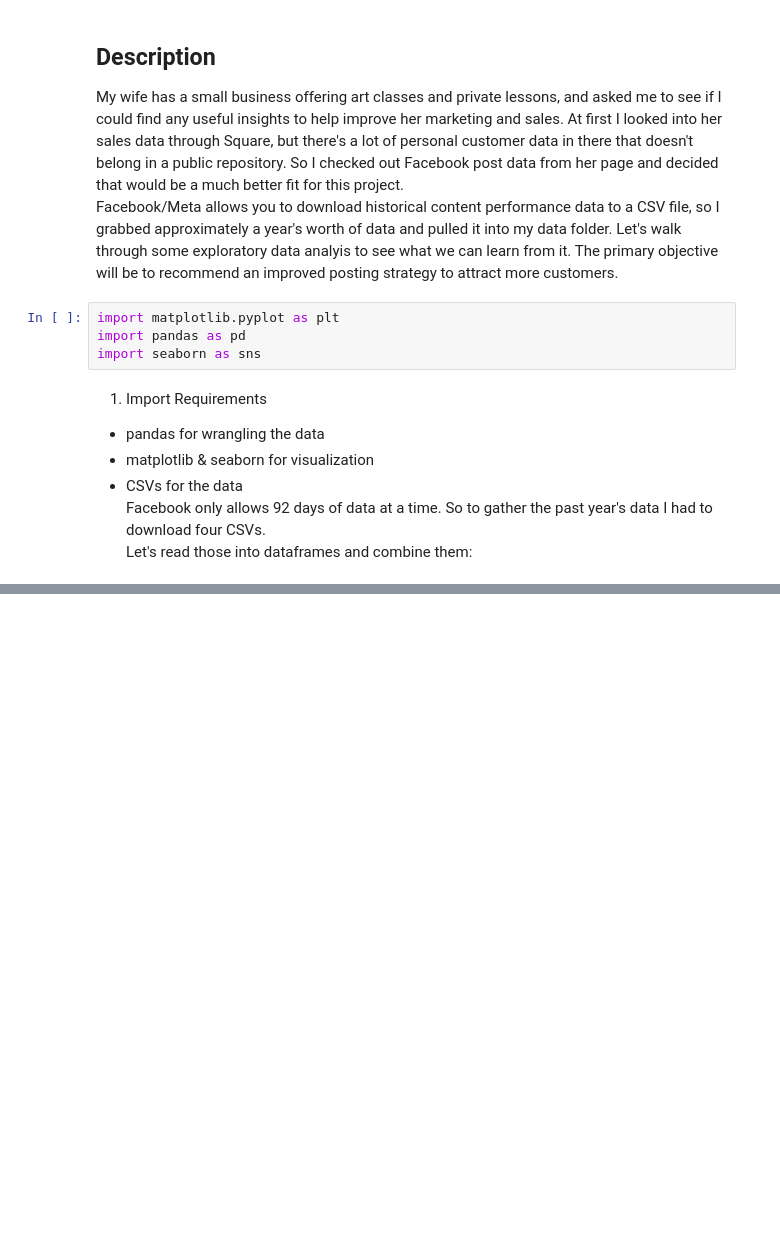
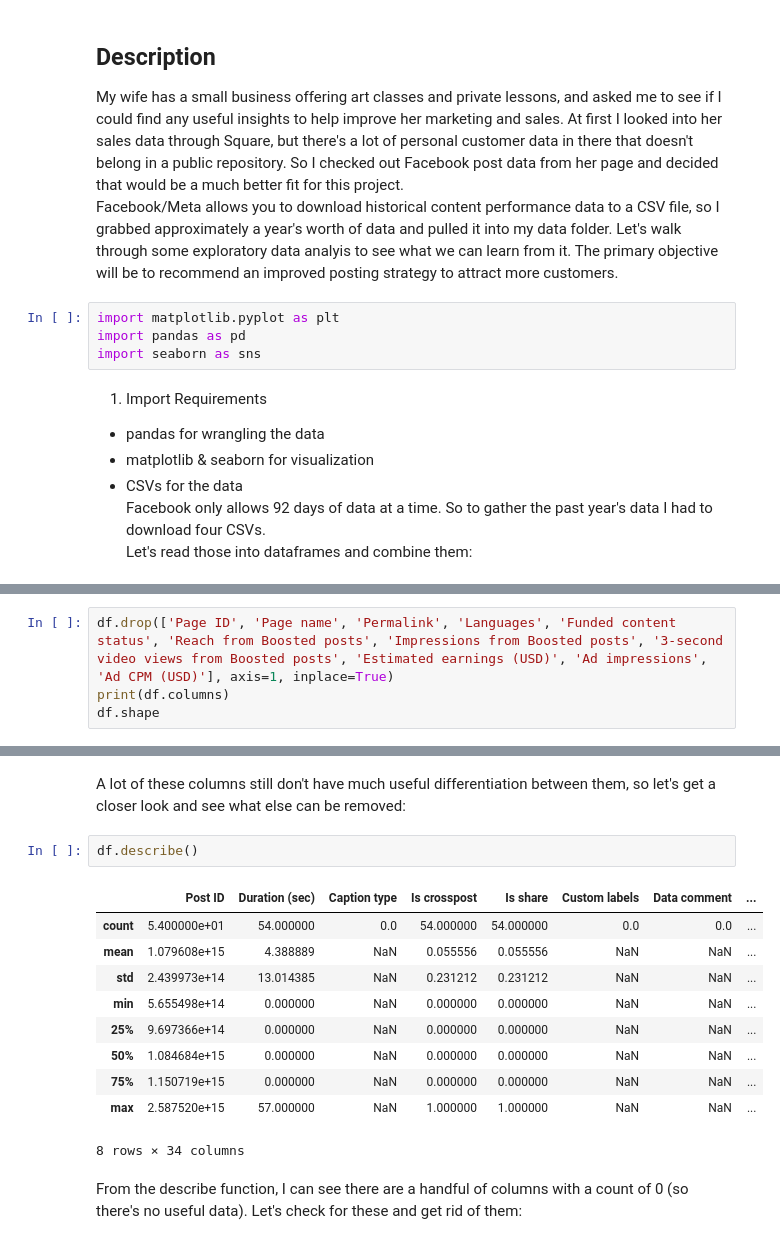
Before and after one commit to matthewpblock/datafun-06-eda, a Jupyter notebook: block_eda.ipynb, the cells around one changed output, grey strips where cells are left out. Drawn from its saved outputs; the diff is of its cells as text; blank space fills up the shorter version.

Commit message:
data wrangled

```diff
--- a/block_eda.ipynb
+++ b/block_eda.ipynb
@@ -54,0 +90,4 @@ print(df.head())
+# %%
+df.drop(['Page ID', 'Page name', 'Permalink', 'Languages', 'Funded content status', 'Reach from Boosted posts', 'Impressions from Boosted posts', '3-second video views from Boosted posts', 'Estimated earnings (USD)', 'Ad impressions', 'Ad CPM (USD)'], axis=1, inplace=True)
+print(df.columns)
+df.shape
@@ -54,0 +110,17 @@ print(df.head())
+# %% [markdown]
+A lot of these columns still don't have much useful differentiation between them, so let's get a closer look and see what else can be removed:
+# %%
+df.describe()
+# %% [output]
+|  | Post ID | Duration (sec) | Caption type | Is crosspost | Is share | Custom labels | Data comment | ... |
+| count | 5.400000e+01 | 54.000000 | 0.0 | 54.000000 | 54.000000 | 0.0 | 0.0 | ... |
+| mean | 1.079608e+15 | 4.388889 | NaN | 0.055556 | 0.055556 | NaN | NaN | ... |
+| std | 2.439973e+14 | 13.014385 | NaN | 0.231212 | 0.231212 | NaN | NaN | ... |
+| min | 5.655498e+14 | 0.000000 | NaN | 0.000000 | 0.000000 | NaN | NaN | ... |
+| 25% | 9.697366e+14 | 0.000000 | NaN | 0.000000 | 0.000000 | NaN | NaN | ... |
+| 50% | 1.084684e+15 | 0.000000 | NaN | 0.000000 | 0.000000 | NaN | NaN | ... |
+| 75% | 1.150719e+15 | 0.000000 | NaN | 0.000000 | 0.000000 | NaN | NaN | ... |
+| max | 2.587520e+15 | 57.000000 | NaN | 1.000000 | 1.000000 | NaN | NaN | ... |
+8 rows × 34 columns
+# %% [markdown]
+From the describe function, I can see there are a handful of columns with a count of 0 (so there's no useful data). Let's check for these and get rid of them:
```
Also changed, not shown: parts of 12 cells of this notebook.
